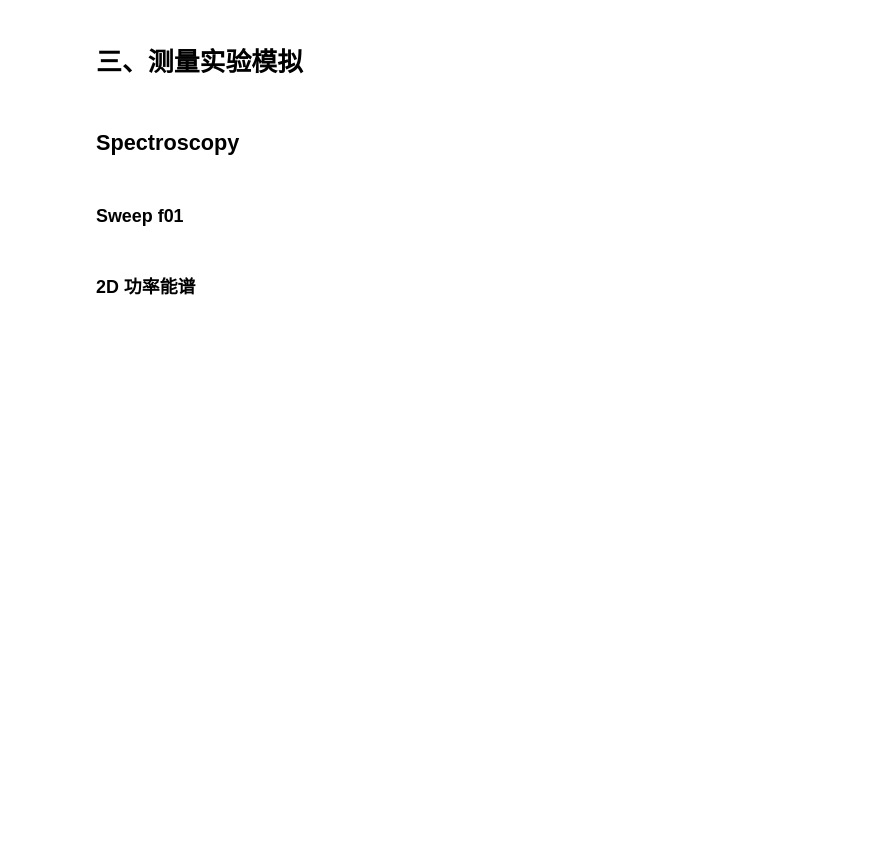
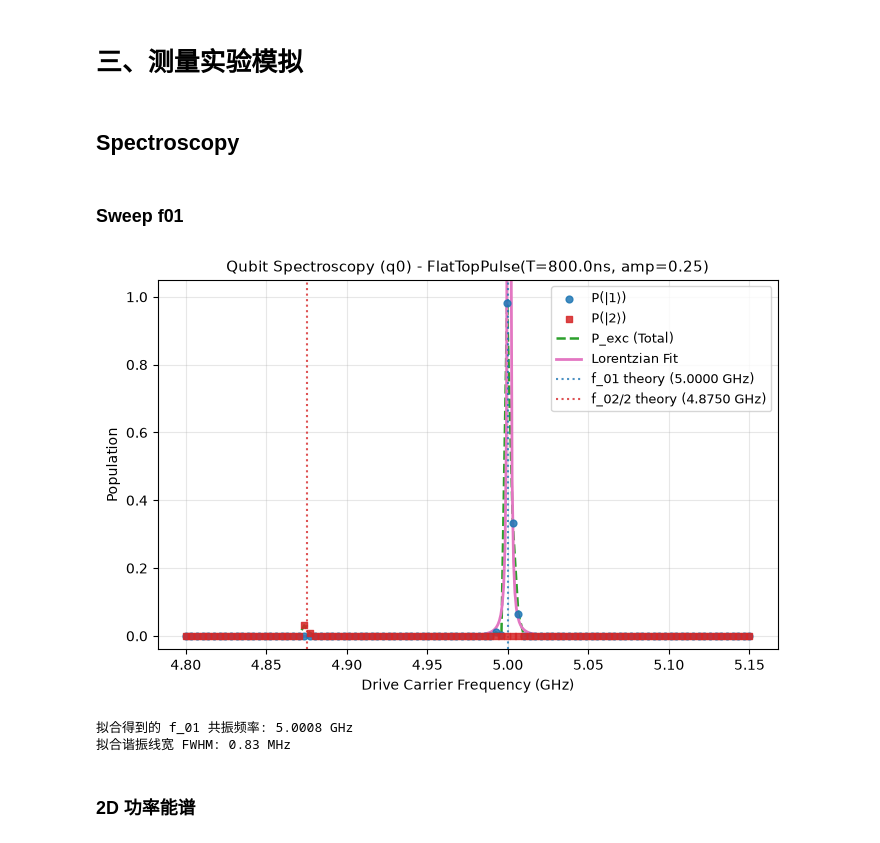
Before and after one commit to quantum-panda-a/SQPulse, a Jupyter notebook: examples/demo.ipynb, the cells around one changed output. Cells and saved outputs as stored; diff of their text form; code cells hidden in the pictures; blank space fills up the shorter version.

Commit message:
Add 2D multi-parameter spectroscopy examples and update flux-pulsed experiment

```diff
--- a/examples/demo.ipynb
+++ b/examples/demo.ipynb
@@ -279,22 +270,34 @@ plt.show()
 # %% [markdown]
 ### Sweep f01
 # %%
-# 1. 初始化 Transmon（默认 levels=4, f_q=5 GHz, alpha=-250 MHz）
-q = Transmon("q0", f_q=5.0e9, alpha=-250.0e6, omega_d=50e6)
+# 1. 初始化 Transmon（4 能级，f_q=5.0 GHz, alpha=-250 MHz）
+q = Transmon("q0", f_q=5.0e9, alpha=-250.0e6, omega_d=50e6, levels=4)
 
-# 2. 创建一个 QubitSpectroscopyExperiment 实例，并运行
-# pulse = FlatTopPulse(duration=200e-9, amp=0.15, ramp_time=15e-9)
-pulse = PhaseModulatedSinPulse(duration=400e-9, amp=0.5, mod_freq=40e6, name="Phase-Modulated Sin")
-res = QubitSpectroscopyExperiment.run(
+# 2. 1D 频率扫描：传入标量 amps=0.08，自动执行 1D 扫频与 Lorentzian 峰拟合
+freqs_1d = np.linspace(4.8e9, 5.15e9, 101)
+res_1d = QubitSpectroscopyExperiment.run(
     transmon=q,
-    pulse=pulse,
-    freq_range=(4.7e9, 5.3e9),  # 扫频范围：4.9 GHz ~ 5.1 GHz (+/- 100 MHz)
-    num_points=301,
+    freqs=freqs_1d,
+    amps=0.25,
+    pulse_type=FlatTopPulse,
+    # pulse_type=PhaseModulatedSinPulse,
+    # omega_0=50e6,
+    duration=800e-9,
     dt=1e-9,
-    fit=False,
+    fit=True,
 )
-# 绘图展示激发态 P(|1>) 平顶反转特性
-res.plot()
+
+# 3. 统一 plot()：展示 1D 能谱响应曲线、拟合曲线与理论跃迁线
+res_1d.plot()
+plt.show()
+
+print(f"拟合得到的 f_01 共振频率: {res_1d.f01 / 1e9:.4f} GHz")
+if res_1d.fwhm_01 is not None:
+    print(f"拟合谐振线宽 FWHM: {res_1d.fwhm_01 / 1e6:.2f} MHz")
+# %% [output]
+[figure, added]
+拟合得到的 f_01 共振频率: 5.0008 GHz
+拟合谐振线宽 FWHM: 0.83 MHz
 # %% [markdown]
 ### 2D 功率能谱
 # %%
```
Also changed, not shown: parts of 5 cells of this notebook, 9 other files.
